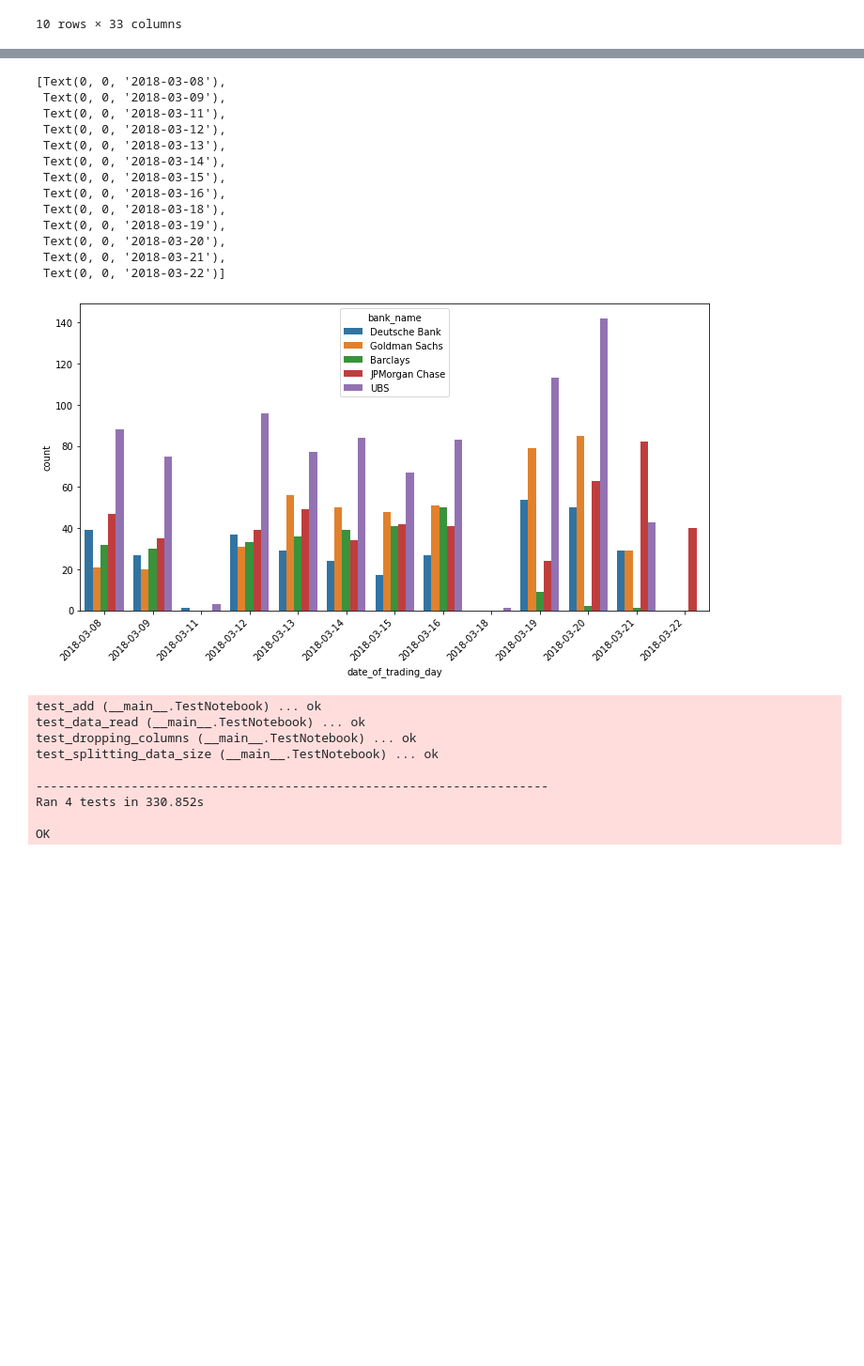
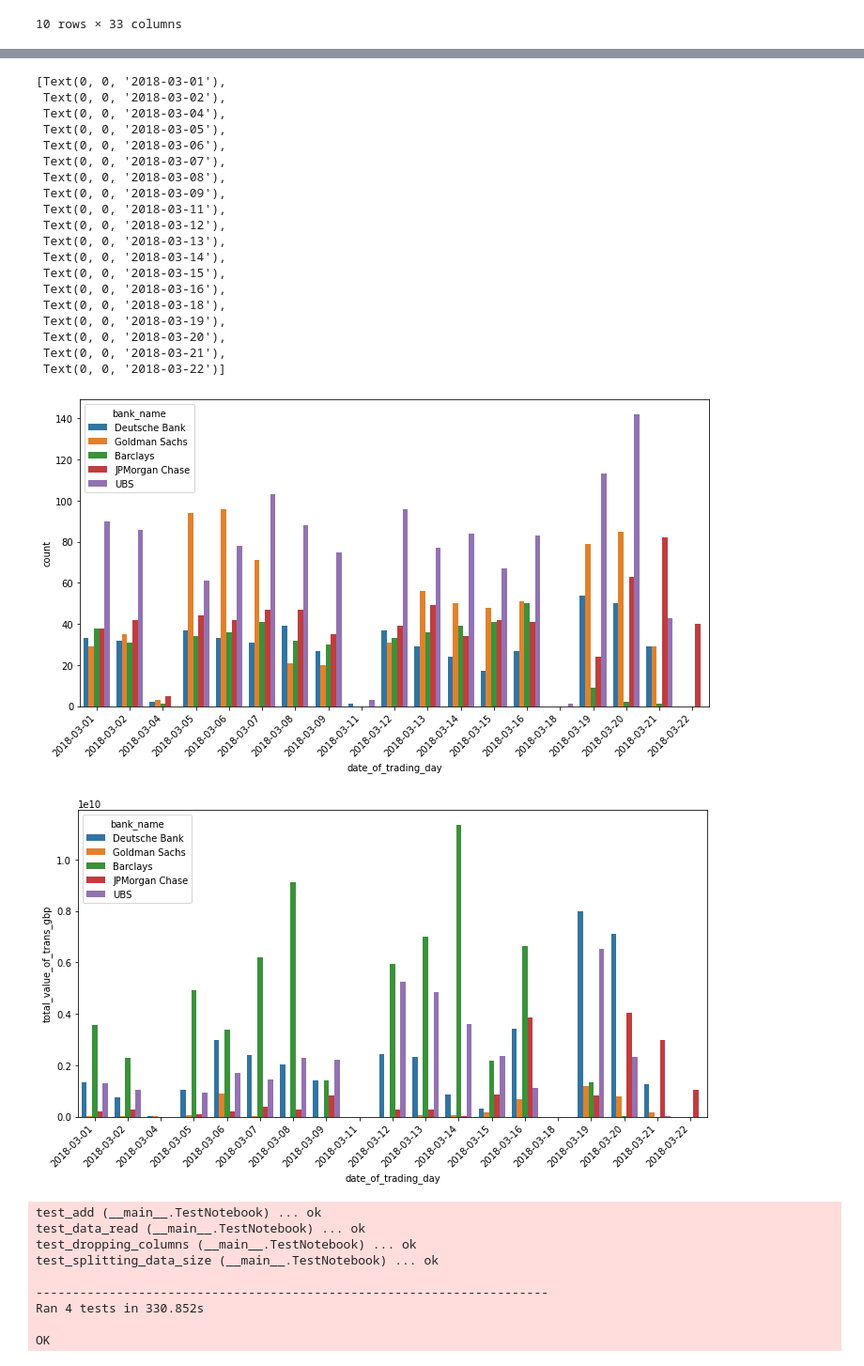
Before and after one commit to Inald/newNWM-Intern-Project-2020, a Jupyter notebook: pipelined.ipynb, the cells around one changed output, grey strips where cells are left out. Shown: that part at 94% size. Drawn from its saved outputs; the diff is of its cells as text; code cells hidden in the pictures; blank space fills up the shorter version.

```diff
--- a/pipelined.ipynb
+++ b/pipelined.ipynb
@@ -9,7 +12,7 @@ from sklearn.decomposition import PCA
 #print(tb.shape)
 
 #df = pd.read_feather('C:/Users/asus/Documents/rts27.feather')
-df = pd.read_feather('C:/Users/asus/Documents/rts27.feather')
+df = pd.read_feather('C:/Users/inald/Documents/NWMprod/wetransfer-0f4d76/rts27.feather')
 
 #Columns deemed unneccessary for this task
 df2 = df.drop(['file_name','designated_market_makers','legal_entity_name', 'systematic_internaliser_flag'], axis = 1)
@@ -172,35 +210,52 @@ dates = df.groupby('date_of_trading_day')
 
 #print(df.groupby('bank_name').head(10))
 #print(banks.agg(['count']))
 
 # Set the width and height of the figure
 #plt.figure(figsize=(30,6))
 #print(dates.agg(['count']))
 
 b=df.groupby('bank_name').get_group('Barclays')
 d=df.groupby('bank_name').get_group('Deutsche Bank')
 fig, ax = plt.subplots(figsize = (12,6))
 #sns.barplot(x = df['date_of_trading_day'], y = df['total_value_of_trans_eur'], estimator = sum, ci = None, ax=ax, hue = df['bank_name'])
 
 sns.countplot(x = df['date_of_trading_day'], ax=ax, hue = df['bank_name'])
 
 x_dates = df['date_of_trading_day'] .dt.strftime('%Y-%m-%d').sort_values().unique()
 ax.set_xticklabels(labels=x_dates, rotation=45, ha='right')
+
+#new graph - showing off the total value of gbp traded
+volume = df.groupby('total_value_of_trans_gbp')
+fig, ax = plt.subplots(figsize = (12,6))
+sns.barplot(x = df['date_of_trading_day'], y = df['total_value_of_trans_gbp'], estimator = sum, ci = None ,ax=ax, hue = df['bank_name'])
+x_dates = df['date_of_trading_day'] .dt.strftime('%Y-%m-%d').sort_values().unique()
+ax.set_xticklabels(labels=x_dates, rotation=45, ha='right')
+
+
+#new graph - showing off a single banks IMM roll activity
 # %% [output]
-[Text(0, 0, '2018-03-08'),
+[Text(0, 0, '2018-03-01'),
+ Text(0, 0, '2018-03-02'),
+ Text(0, 0, '2018-03-04'),
+ Text(0, 0, '2018-03-05'),
+ Text(0, 0, '2018-03-06'),
+ Text(0, 0, '2018-03-07'),
+ Text(0, 0, '2018-03-08'),
  Text(0, 0, '2018-03-09'),
  Text(0, 0, '2018-03-11'),
  Text(0, 0, '2018-03-12'),
  Text(0, 0, '2018-03-13'),
  Text(0, 0, '2018-03-14'),
  Text(0, 0, '2018-03-15'),
  Text(0, 0, '2018-03-16'),
  Text(0, 0, '2018-03-18'),
  Text(0, 0, '2018-03-19'),
  Text(0, 0, '2018-03-20'),
  Text(0, 0, '2018-03-21'),
  Text(0, 0, '2018-03-22')]
-[figure, old version]
+[figure, new version]
+[figure, added]
 # %%
 import unittest
 import os
```
Also changed, not shown: parts of 7 cells of this notebook.
